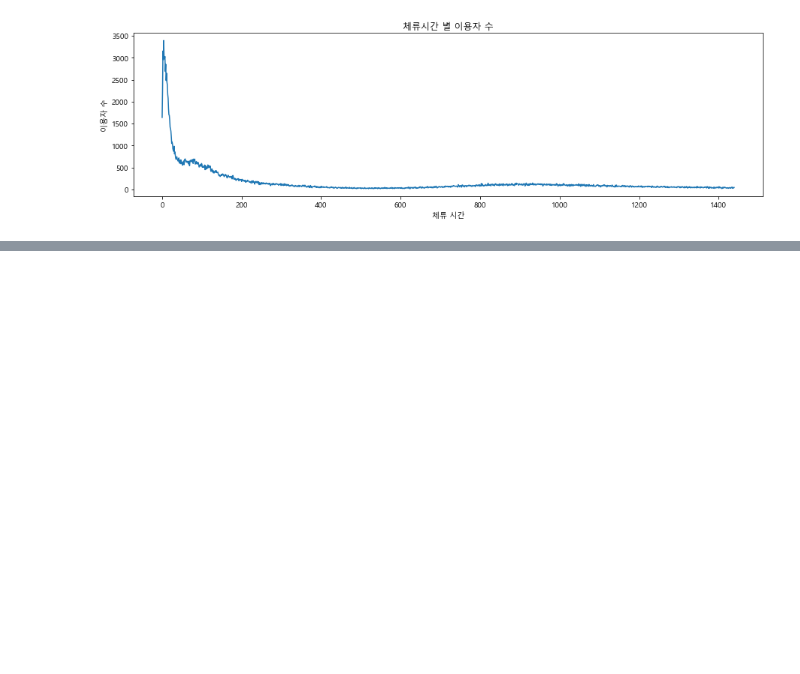
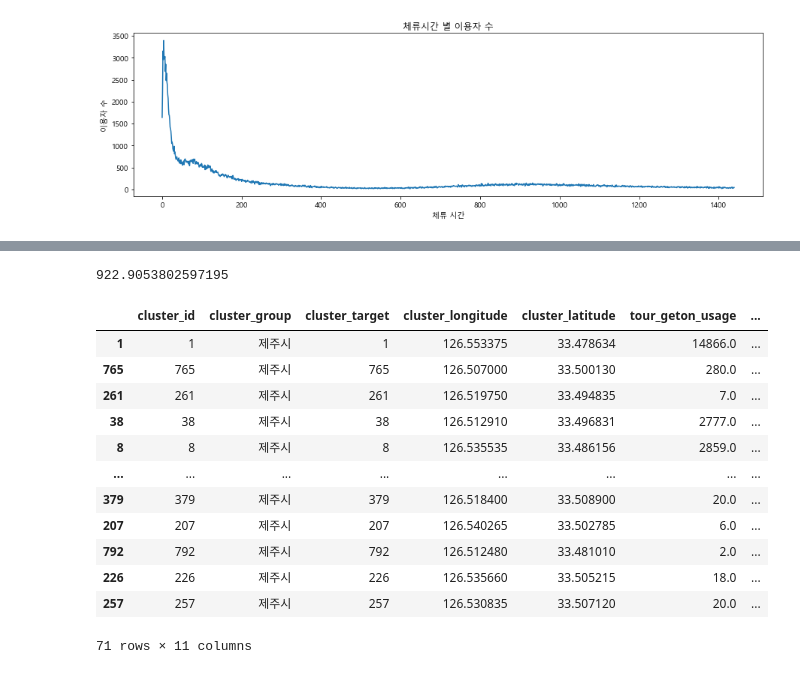
Before and after one commit to hoonisone/2020_jeju-bus-tag_data-analysis, a Jupyter notebook: main/2. 체류시간 분석/1. 군집 별 관광객 체류시간 측정.ipynb, the cells around one changed output, grey strips where cells are left out. Saved outputs shown, nothing was run; the diff lists cells and outputs as text; code cells hidden in the pictures; blank space fills up the shorter version.

```diff
--- a/main/2. 체류시간 분석/1. 군집 별 관광객 체류시간 측정.ipynb
+++ b/main/2. 체류시간 분석/1. 군집 별 관광객 체류시간 측정.ipynb
@@ -141,0 +162,38 @@ plt.scatter(x, y, s=1)
+# %%
+x1 = 126.553375
+y1 = 33.478634
+x2 = 126.507000
+y2 = 33.500130
+dist = ((x1-x2)**2+(y1-y2)**2)**(1/2) *6500000/360
+print(dist)
+a = anz.load_cluster_df()
+selector = list(a.columns)
+a['dist1_x'] = (a['cluster_longitude'] - x1)**2
+a['dist1_y'] = (a['cluster_latitude'] - y1)**2
+a['dist2_x'] = (a['cluster_longitude'] - x2)**2
+a['dist2_y'] = (a['cluster_latitude'] - y2)**2
+
+a['dist1'] = (a['dist1_x'] + a['dist1_y'])**(1/2)
+a['dist2'] = (a['dist2_x'] + a['dist2_y'])**(1/2)
+a['dist'] = a['dist1'] + a['dist2']
+a['dist'] = a['dist']*6500000/360
+a['dist'] = a['dist'].apply(lambda x : int(x))
+selector.append("dist")
+a = a[selector]
+a = a.sort_values(by="dist")
+a[a['dist']<dist*1.2]
+# %% [output]
+922.9053802597195
+|  | cluster_id | cluster_group | cluster_target | cluster_longitude | cluster_latitude | tour_geton_usage | ... |
+| 1 | 1 | 제주시 | 1 | 126.553375 | 33.478634 | 14866.0 | ... |
+| 765 | 765 | 제주시 | 765 | 126.507000 | 33.500130 | 280.0 | ... |
+| 261 | 261 | 제주시 | 261 | 126.519750 | 33.494835 | 7.0 | ... |
+| 38 | 38 | 제주시 | 38 | 126.512910 | 33.496831 | 2777.0 | ... |
+| 8 | 8 | 제주시 | 8 | 126.535535 | 33.486156 | 2859.0 | ... |
+| ... | ... | ... | ... | ... | ... | ... | ... |
+| 379 | 379 | 제주시 | 379 | 126.518400 | 33.508900 | 20.0 | ... |
+| 207 | 207 | 제주시 | 207 | 126.540265 | 33.502785 | 6.0 | ... |
+| 792 | 792 | 제주시 | 792 | 126.512480 | 33.481010 | 2.0 | ... |
+| 226 | 226 | 제주시 | 226 | 126.535660 | 33.505215 | 18.0 | ... |
+| 257 | 257 | 제주시 | 257 | 126.530835 | 33.507120 | 20.0 | ... |
+71 rows × 11 columns
```
Also changed, not shown: parts of 9 cells of this notebook, 1 other file.
